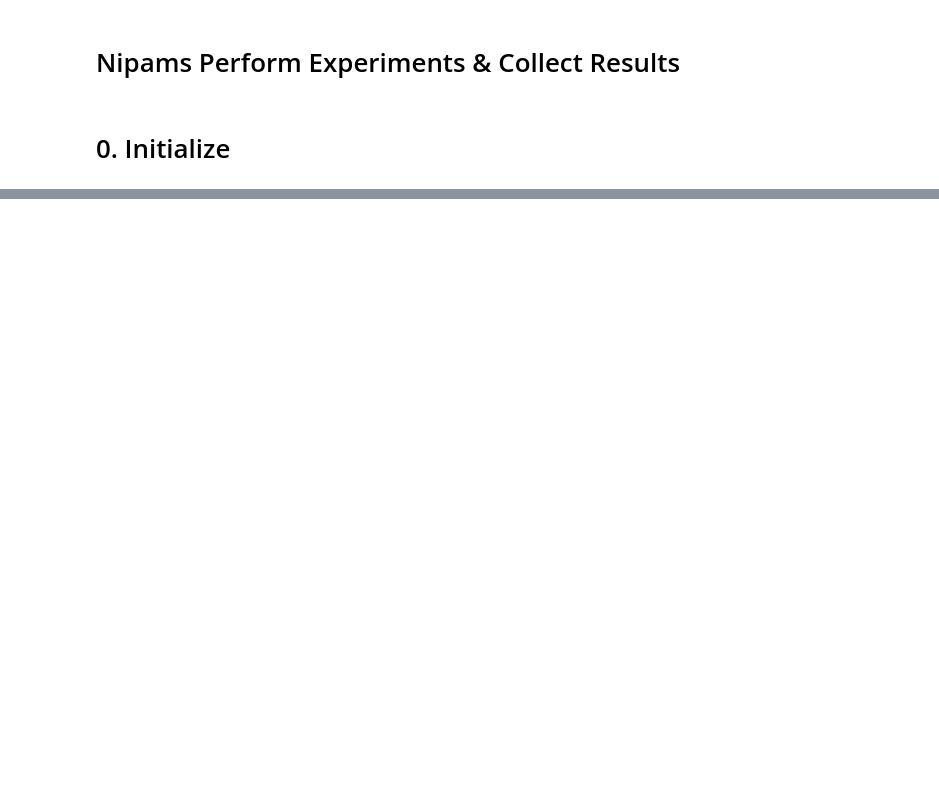
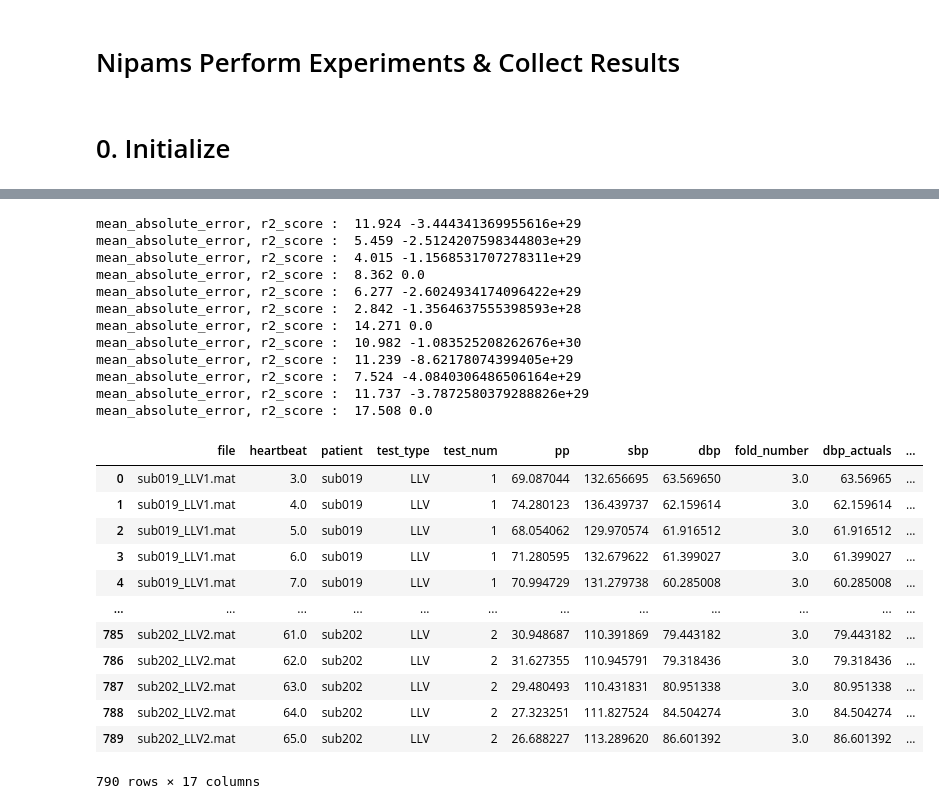
Before and after one commit to Angus-McLean/nipams-bp-py, a Jupyter notebook: notebooks/7 - Run Experiments.ipynb, the cells around one changed output, grey strips where cells are left out. Cells and saved outputs as stored; diff of their text form; code cells hidden in the pictures; blank space fills up the shorter version.

```diff
--- a/notebooks/7 - Run Experiments.ipynb
+++ b/notebooks/7 - Run Experiments.ipynb
@@ -33,0 +111,29 @@ Not running on CoLab
+# %%
+dfResults = experiments.run_experiment("tmp", dfImu, dfBp, pipe_mean, sampleRandTestInds)
+dfResults
+# %% [output]
+mean_absolute_error, r2_score :  11.924 -3.444341369955616e+29
+mean_absolute_error, r2_score :  5.459 -2.5124207598344803e+29
+mean_absolute_error, r2_score :  4.015 -1.1568531707278311e+29
+mean_absolute_error, r2_score :  8.362 0.0
+mean_absolute_error, r2_score :  6.277 -2.6024934174096422e+29
+mean_absolute_error, r2_score :  2.842 -1.3564637555398593e+28
+mean_absolute_error, r2_score :  14.271 0.0
+mean_absolute_error, r2_score :  10.982 -1.083525208262676e+30
+mean_absolute_error, r2_score :  11.239 -8.62178074399405e+29
+mean_absolute_error, r2_score :  7.524 -4.0840306486506164e+29
+mean_absolute_error, r2_score :  11.737 -3.7872580379288826e+29
+mean_absolute_error, r2_score :  17.508 0.0
+|  | file | heartbeat | patient | test_type | test_num | pp | sbp | dbp | fold_number | dbp_actuals | ... |
+| 0 | sub019_LLV1.mat | 3.0 | sub019 | LLV | 1 | 69.087044 | 132.656695 | 63.569650 | 3.0 | 63.56965 | ... |
+| 1 | sub019_LLV1.mat | 4.0 | sub019 | LLV | 1 | 74.280123 | 136.439737 | 62.159614 | 3.0 | 62.159614 | ... |
+| 2 | sub019_LLV1.mat | 5.0 | sub019 | LLV | 1 | 68.054062 | 129.970574 | 61.916512 | 3.0 | 61.916512 | ... |
+| 3 | sub019_LLV1.mat | 6.0 | sub019 | LLV | 1 | 71.280595 | 132.679622 | 61.399027 | 3.0 | 61.399027 | ... |
+| 4 | sub019_LLV1.mat | 7.0 | sub019 | LLV | 1 | 70.994729 | 131.279738 | 60.285008 | 3.0 | 60.285008 | ... |
+| ... | ... | ... | ... | ... | ... | ... | ... | ... | ... | ... | ... |
+| 785 | sub202_LLV2.mat | 61.0 | sub202 | LLV | 2 | 30.948687 | 110.391869 | 79.443182 | 3.0 | 79.443182 | ... |
+| 786 | sub202_LLV2.mat | 62.0 | sub202 | LLV | 2 | 31.627355 | 110.945791 | 79.318436 | 3.0 | 79.318436 | ... |
+| 787 | sub202_LLV2.mat | 63.0 | sub202 | LLV | 2 | 29.480493 | 110.431831 | 80.951338 | 3.0 | 80.951338 | ... |
+| 788 | sub202_LLV2.mat | 64.0 | sub202 | LLV | 2 | 27.323251 | 111.827524 | 84.504274 | 3.0 | 84.504274 | ... |
+| 789 | sub202_LLV2.mat | 65.0 | sub202 | LLV | 2 | 26.688227 | 113.289620 | 86.601392 | 3.0 | 86.601392 | ... |
+790 rows × 17 columns
```
Also changed, not shown: parts of 20 cells of this notebook, 5 other files.
